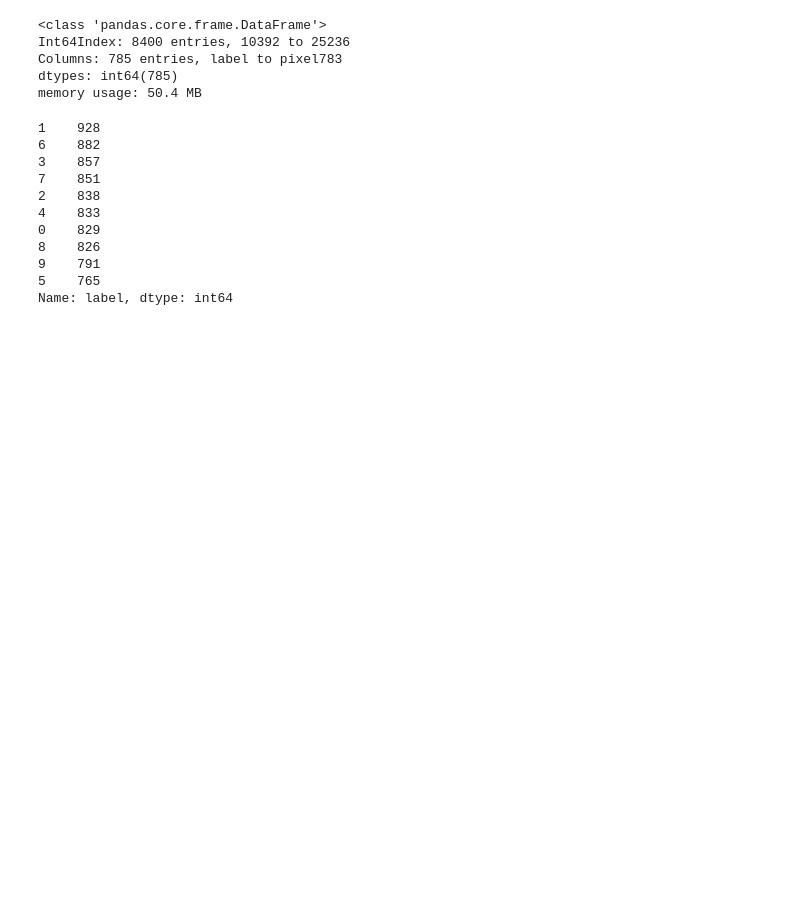
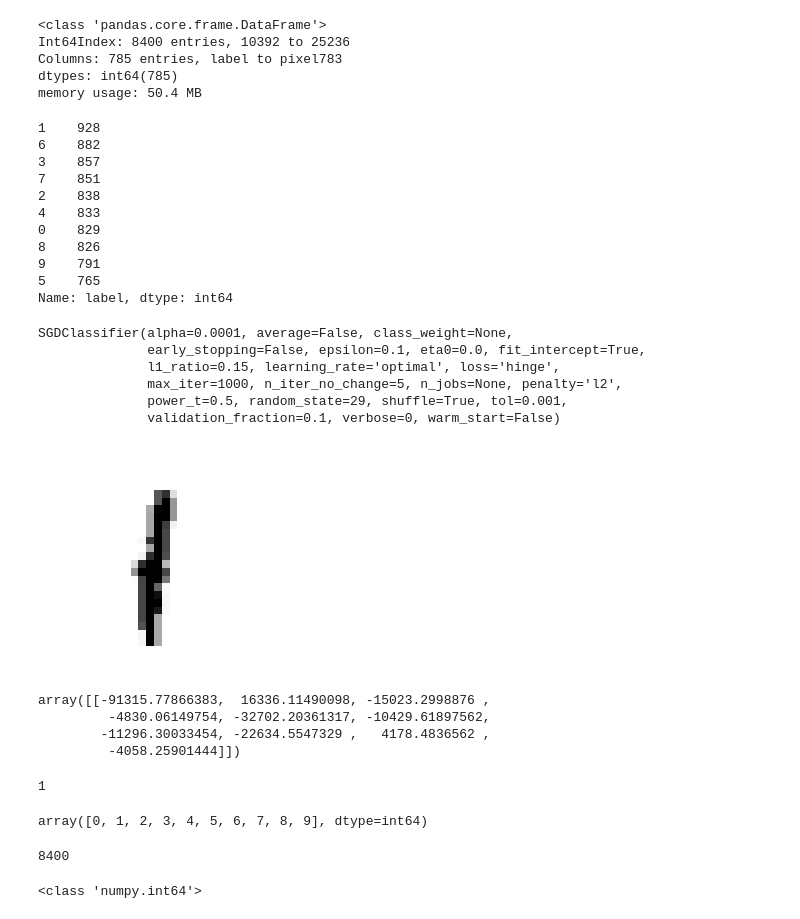
Before and after one commit to prasad5141/mnist-digit-classifier, a Jupyter notebook: handwritten-digit-classifier.ipynb, the cells around one changed output. Cells and saved outputs as stored; diff of their text form; code cells hidden in the pictures; blank space fills up the shorter version.

```diff
--- a/handwritten-digit-classifier.ipynb
+++ b/handwritten-digit-classifier.ipynb
@@ -180,0 +191,42 @@ Name: label, dtype: int64
+# %%
+sgd_clf = SGDClassifier(random_state=29)
+sgd_clf.fit(X_train, y_train)
+# %% [output]
+SGDClassifier(alpha=0.0001, average=False, class_weight=None,
+              early_stopping=False, epsilon=0.1, eta0=0.0, fit_intercept=True,
+              l1_ratio=0.15, learning_rate='optimal', loss='hinge',
+              max_iter=1000, n_iter_no_change=5, n_jobs=None, penalty='l2',
+              power_t=0.5, random_state=29, shuffle=True, tol=0.001,
+              validation_fraction=0.1, verbose=0, warm_start=False)
+# %%
+some_digit = x.iloc[12]
+x.shape
+plot_digit(some_digit)
+# %% [output]
+[figure, added]
+# %%
+some_digit_score = sgd_clf.decision_function([some_digit])
+some_digit_score
+# %% [output]
+array([[-91315.77866383,  16336.11490098, -15023.2998876 ,
+         -4830.06149754, -32702.20361317, -10429.61897562,
+        -11296.30033454, -22634.5547329 ,   4178.4836562 ,
+         -4058.25901444]])
+# %%
+np.argmax(some_digit_score)
+# %% [output]
+1
+# %%
+sgd_clf.classes_
+# %% [output]
+array([0, 1, 2, 3, 4, 5, 6, 7, 8, 9], dtype=int64)
+# %%
+X_test.iloc[1]
+len(X_test)
+# %% [output]
+8400
+# %%
+a = y_test.iloc[1]
+print(type(a.label))
+# %% [output]
+<class 'numpy.int64'>
```
Also changed, not shown: parts of 5 cells of this notebook.
